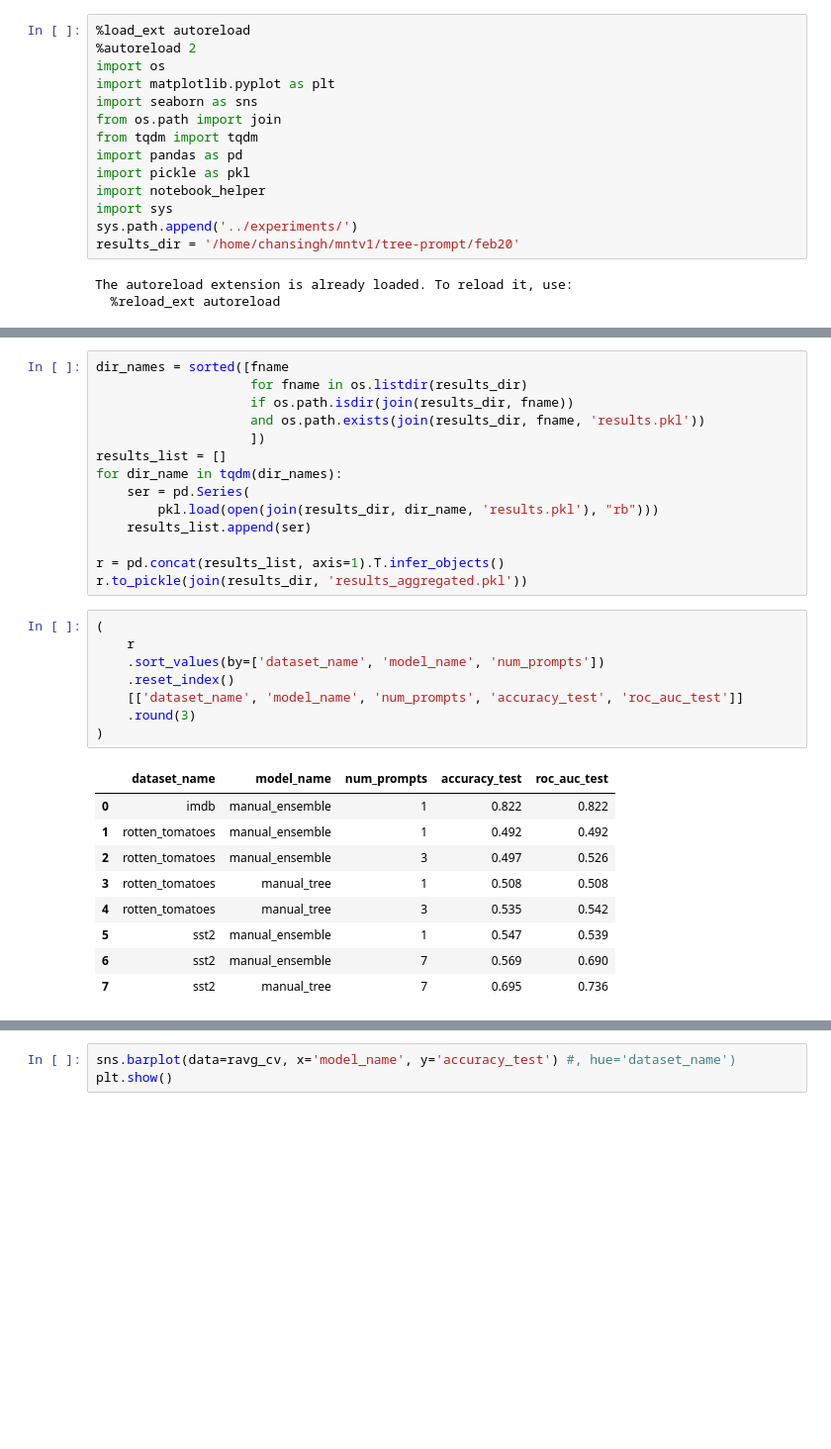
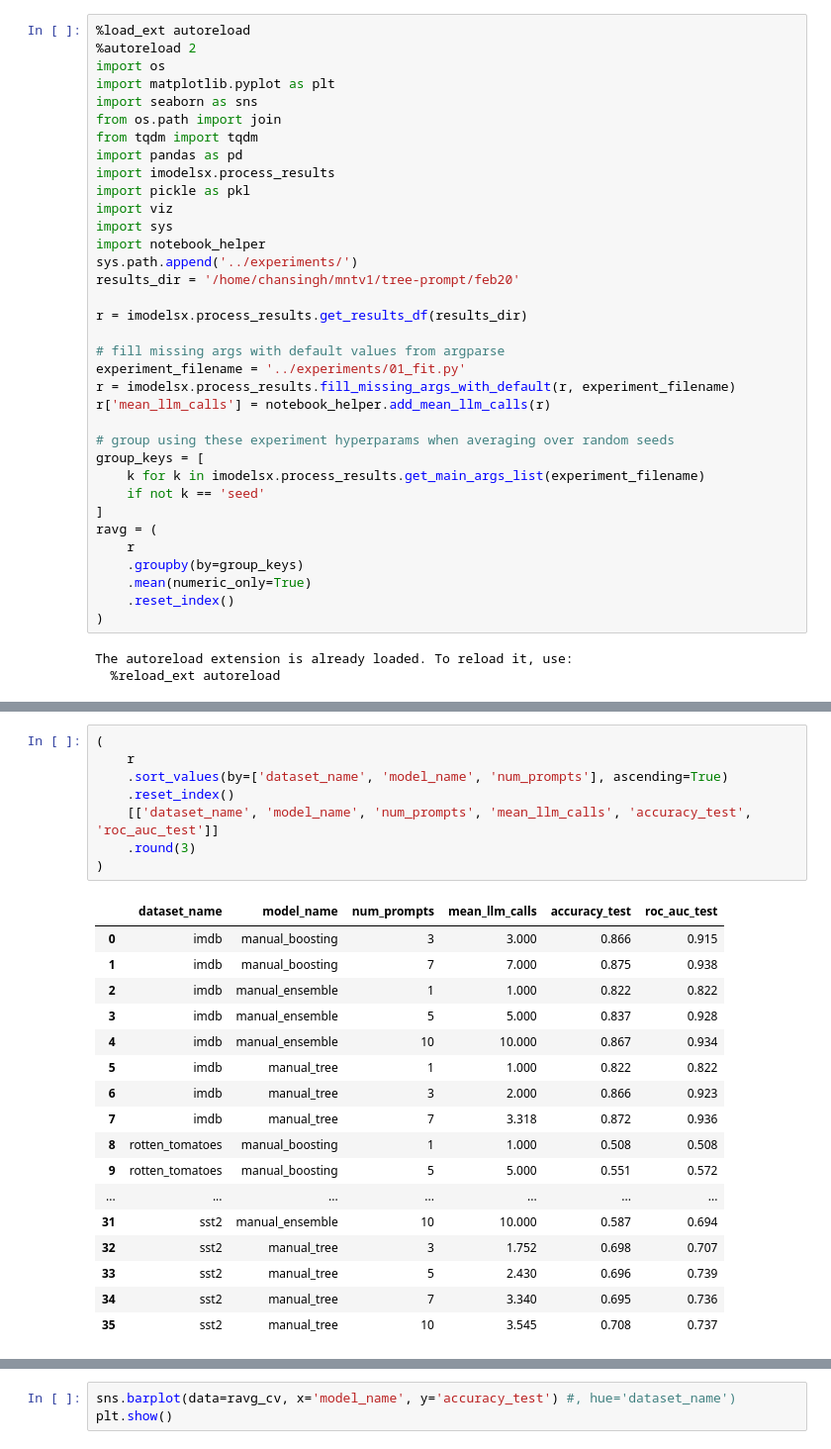
Before and after one commit to csinva/tree-prompt, a Jupyter notebook: notebooks/01_model_results.ipynb, the cells around one changed output, grey strips where cells are left out. Shown at 99% size. Drawn from its saved outputs; the diff is of its cells as text; blank space fills up the shorter version.

```diff
--- a/notebooks/01_model_results.ipynb
+++ b/notebooks/01_model_results.ipynb
@@ -7,11 +7,32 @@ import seaborn as sns
 from os.path import join
 from tqdm import tqdm
 import pandas as pd
+import imodelsx.process_results
 import pickle as pkl
+import viz
+import sys
 import notebook_helper
-import sys
 sys.path.append('../experiments/')
 results_dir = '/home/chansingh/mntv1/tree-prompt/feb20'
+
+r = imodelsx.process_results.get_results_df(results_dir)
+
+# fill missing args with default values from argparse
+experiment_filename = '../experiments/01_fit.py'
+r = imodelsx.process_results.fill_missing_args_with_default(r, experiment_filename)
+r['mean_llm_calls'] = notebook_helper.add_mean_llm_calls(r)
+
+# group using these experiment hyperparams when averaging over random seeds
+group_keys = [
+    k for k in imodelsx.process_results.get_main_args_list(experiment_filename)
+    if not k == 'seed'
+]
+ravg = (
+    r
+    .groupby(by=group_keys)
+    .mean(numeric_only=True)
+    .reset_index()
+)
 # %% [output]
 The autoreload extension is already loaded. To reload it, use:
   %reload_ext autoreload
@@ -20,32 +39,26 @@ Load the results into a pandas dataframe
-# %%
-dir_names = sorted([fname
-                    for fname in os.listdir(results_dir)
-                    if os.path.isdir(join(results_dir, fname))
-                    and os.path.exists(join(results_dir, fname, 'results.pkl'))
-                    ])
-results_list = []
-for dir_name in tqdm(dir_names):
-    ser = pd.Series(
-        pkl.load(open(join(results_dir, dir_name, 'results.pkl'), "rb")))
-    results_list.append(ser)
-
-r = pd.concat(results_list, axis=1).T.infer_objects()
-r.to_pickle(join(results_dir, 'results_aggregated.pkl'))
 # %%
 (
     r
-    .sort_values(by=['dataset_name', 'model_name', 'num_prompts'])
+    .sort_values(by=['dataset_name', 'model_name', 'num_prompts'], ascending=True)
     .reset_index()
-    [['dataset_name', 'model_name', 'num_prompts', 'accuracy_test', 'roc_auc_test']]
+    [['dataset_name', 'model_name', 'num_prompts', 'mean_llm_calls', 'accuracy_test', 'roc_auc_test']]
     .round(3)
 )
 # %% [output]
-|  | dataset_name | model_name | num_prompts | accuracy_test | roc_auc_test |
-| 0 | imdb | manual_ensemble | 1 | 0.822 | 0.822 |
-| 1 | rotten_tomatoes | manual_ensemble | 1 | 0.492 | 0.492 |
-| 2 | rotten_tomatoes | manual_ensemble | 3 | 0.497 | 0.526 |
-| 3 | rotten_tomatoes | manual_tree | 1 | 0.508 | 0.508 |
-| 4 | rotten_tomatoes | manual_tree | 3 | 0.535 | 0.542 |
-| 5 | sst2 | manual_ensemble | 1 | 0.547 | 0.539 |
-| 6 | sst2 | manual_ensemble | 7 | 0.569 | 0.690 |
-| 7 | sst2 | manual_tree | 7 | 0.695 | 0.736 |
+|  | dataset_name | model_name | num_prompts | mean_llm_calls | accuracy_test | roc_auc_test |
+| 0 | imdb | manual_boosting | 3 | 3.000 | 0.866 | 0.915 |
+| 1 | imdb | manual_boosting | 7 | 7.000 | 0.875 | 0.938 |
+| 2 | imdb | manual_ensemble | 1 | 1.000 | 0.822 | 0.822 |
+| 3 | imdb | manual_ensemble | 5 | 5.000 | 0.837 | 0.928 |
+| 4 | imdb | manual_ensemble | 10 | 10.000 | 0.867 | 0.934 |
+| 5 | imdb | manual_tree | 1 | 1.000 | 0.822 | 0.822 |
+| 6 | imdb | manual_tree | 3 | 2.000 | 0.866 | 0.923 |
+| 7 | imdb | manual_tree | 7 | 3.318 | 0.872 | 0.936 |
+| 8 | rotten_tomatoes | manual_boosting | 1 | 1.000 | 0.508 | 0.508 |
+| 9 | rotten_tomatoes | manual_boosting | 5 | 5.000 | 0.551 | 0.572 |
+| ... | ... | ... | ... | ... | ... | ... |
+| 31 | sst2 | manual_ensemble | 10 | 10.000 | 0.587 | 0.694 |
+| 32 | sst2 | manual_tree | 3 | 1.752 | 0.698 | 0.707 |
+| 33 | sst2 | manual_tree | 5 | 2.430 | 0.696 | 0.739 |
+| 34 | sst2 | manual_tree | 7 | 3.340 | 0.695 | 0.736 |
+| 35 | sst2 | manual_tree | 10 | 3.545 | 0.708 | 0.737 |
```
Also changed, not shown: parts of 7 cells of this notebook, 4 other files.
